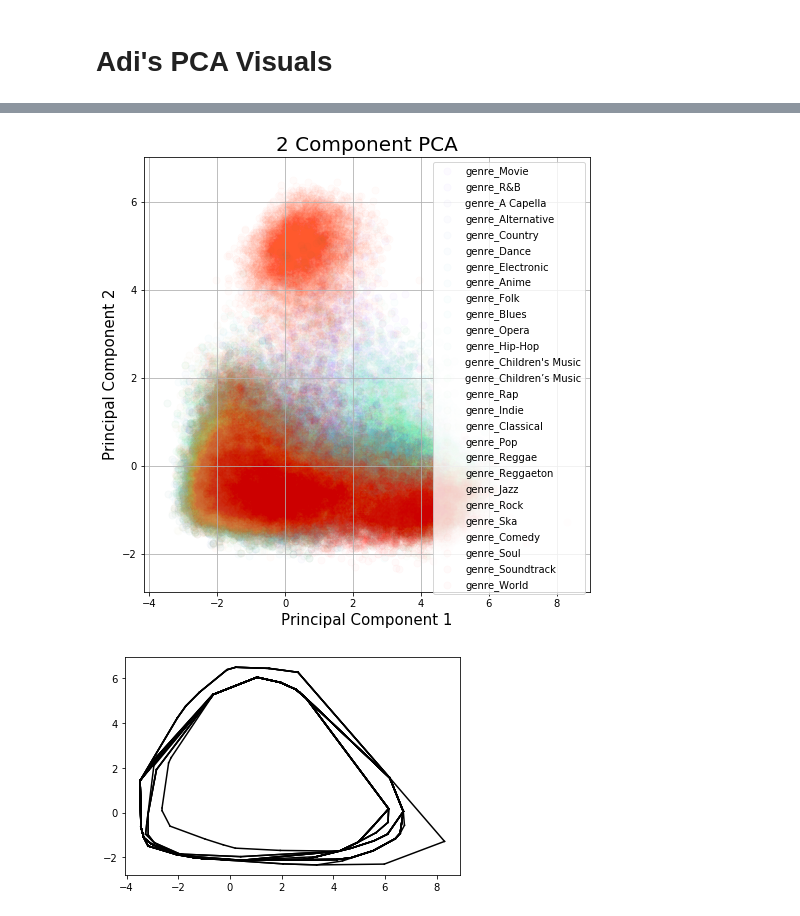
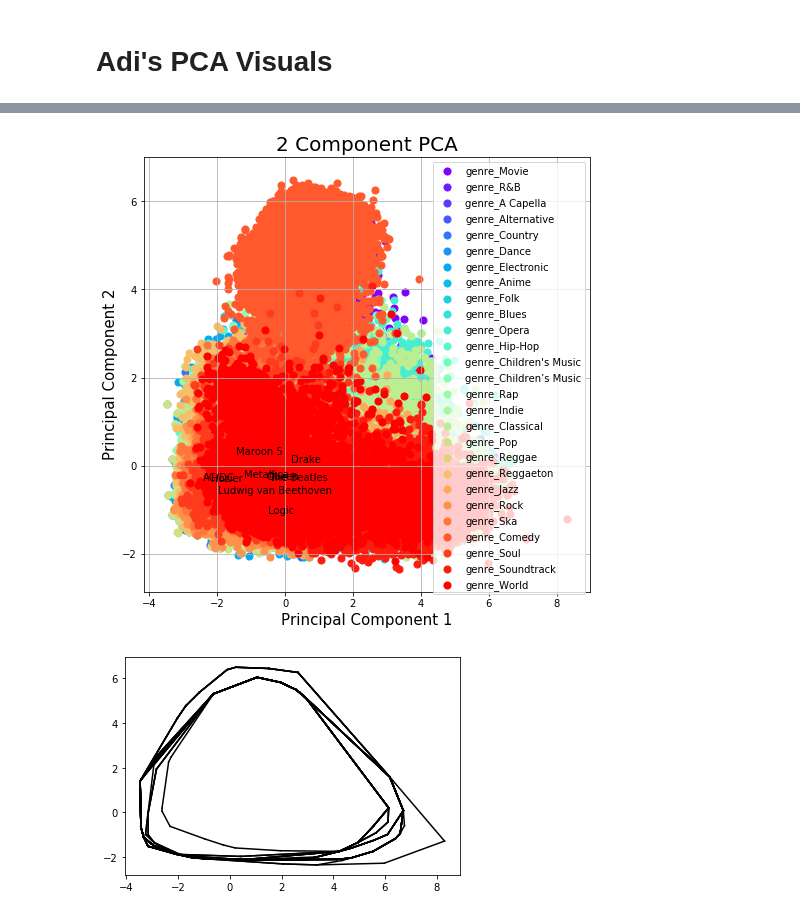
Before and after one commit to iarhbahsir/spotify-genre, a Jupyter notebook: DataCleaning.ipynb, the cells around one changed output, grey strips where cells are left out. Cells and saved outputs as stored; diff of their text form; code cells hidden in the pictures.

```diff
--- a/DataCleaning.ipynb
+++ b/DataCleaning.ipynb
@@ -291,29 +329,42 @@ Parsing through genre: genre_World
 # %%
 #Start PCA Visualizations\
-
+#spotify_data
+artist_list = ['Drake', 'Maroon 5', 'Metallica', 'Logic', 'AC/DC', 'The Beatles', 'Ludwig van Beethoven', 'Queen', 'Bob Marley', 'Hozier']
+import matplotlib.pyplot as plt
 #for color purposes
 from matplotlib.pyplot import cm
 import numpy as np
 from matplotlib.axes._axes import _log as matplotlib_axes_logger
 matplotlib_axes_logger.setLevel('ERROR')
 color=iter(cm.rainbow(np.linspace(0,1,27)))
 fig = plt.figure(figsize = (8,8))
 ax = fig.add_subplot(1,1,1)
 ax.set_xlabel('Principal Component 1', fontsize = 15)
 ax.set_ylabel('Principal Component 2', fontsize = 15)
 #ax.set_ylabel('Principal Component 3', fontsize = 15)
 ax.set_title('2 Component PCA', fontsize = 20)
+#display(PCAVisual.loc[True, 'PCA Feature 1'])
+index = 0
 for target in genre_column_list:
     indicesToKeep = PCAVisual['Genre'] == target
     ax.scatter(PCAVisual.loc[indicesToKeep, 'PCA Feature 1']
                , PCAVisual.loc[indicesToKeep, 'PCA Feature 2']
                , c= next(color)
-               , s = 50
-               , alpha=0.02)
+               , s = 50)
+    #print(indicesToKeep)
+    #print(spotify_data.loc[indicesToKeep, 'artist_name'])
 ax.legend(genre_column_list)
 ax.grid()
+for target in genre_column_list:
+    #artist_list = ['Drake', 'Maroon 5', 'Metallica', 'Logic', 'AC/DC', 'The Beatles', 'Ludwig van Beethoven', 'Queen', 'Bob Marley', 'Hozier']
+    indicesToKeep = PCAVisual['Genre'] == target
+    name_list = spotify_data.loc[indicesToKeep, 'artist_name']
+    for key, val in name_list.items():
+        if(str(val) in artist_list):
+            ax.annotate(str(val), ((PCAVisual.iloc[key,0],PCAVisual.iloc[key,1])))
+            artist_list.remove(val)
 # %% [output]
-[figure, old version]
+[figure, new version]
 # %%
 from scipy.spatial import ConvexHull
 import numpy as np
```
Also changed, not shown: parts of 43 cells of this notebook, 4 other files.
